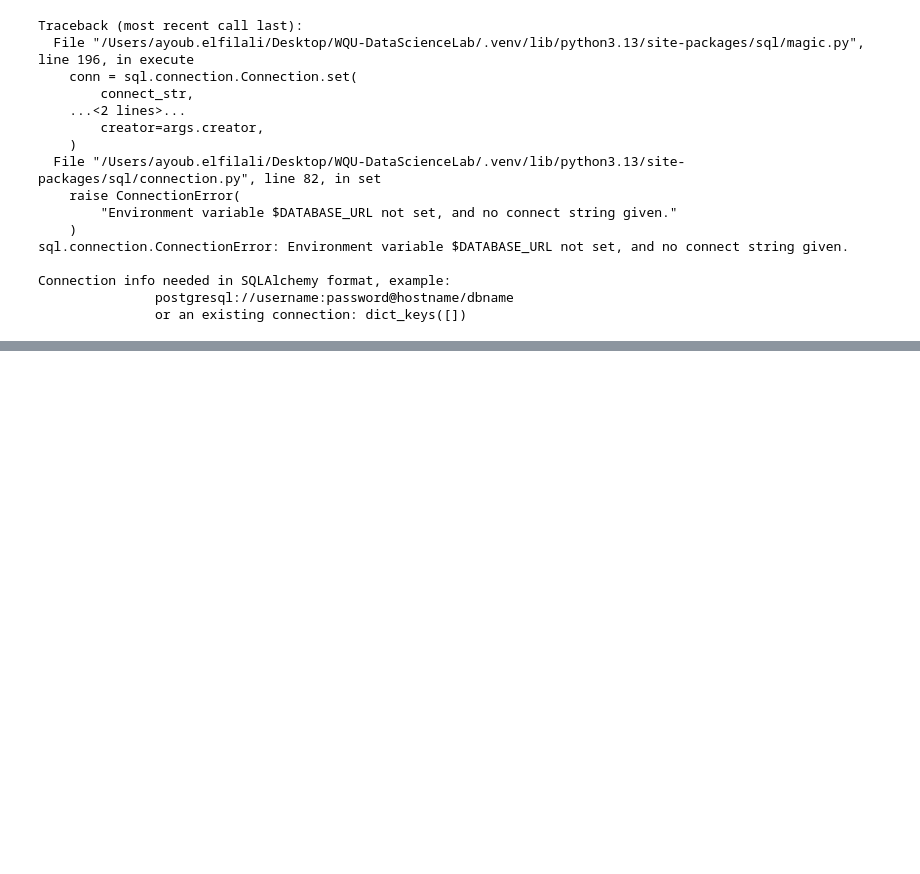
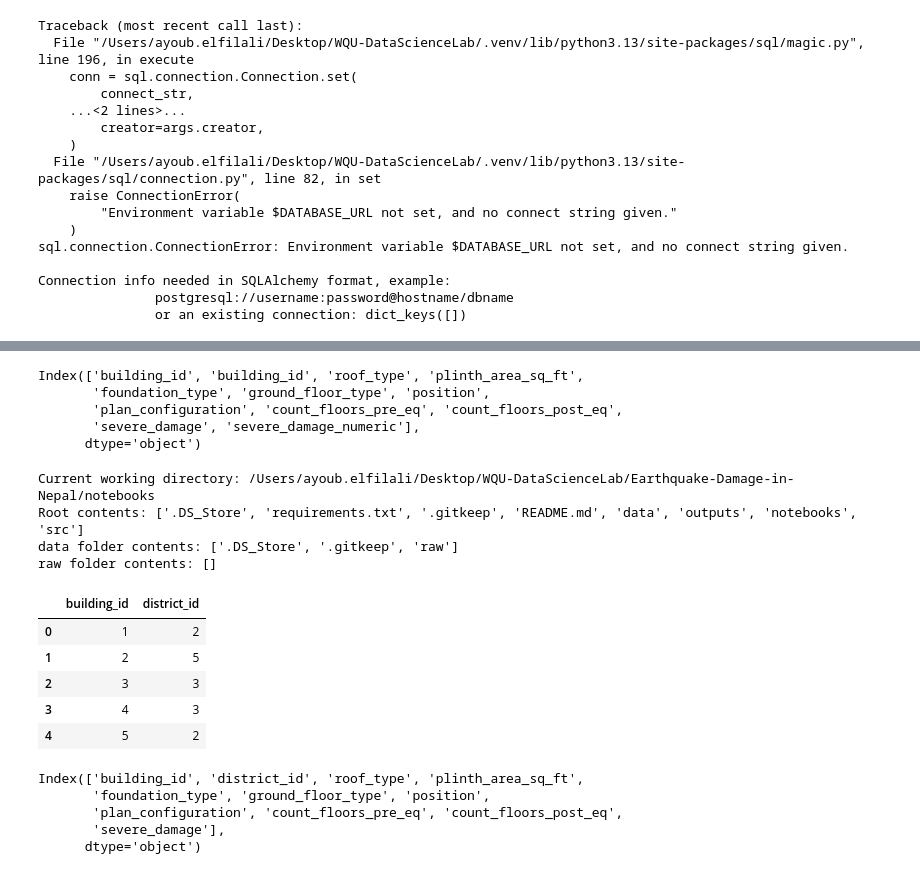
Before and after one commit to Ayoube26111/WQU-DataScienceLab, a Jupyter notebook: notebooks/starter_notebook.ipynb, the cells around one changed output, grey strips where cells are left out. Cells and saved outputs as stored; diff of their text form; code cells hidden in the pictures; blank space fills up the shorter version.

Commit message:
Update starter_notebook with latest changes

```diff
--- a/notebooks/starter_notebook.ipynb
+++ b/notebooks/starter_notebook.ipynb
@@ -277,0 +383,9 @@ damage_by_loc
+# %%
+# Check columns of your DataFrame
+print(df.columns)
+# %% [output]
+Index(['building_id', 'building_id', 'roof_type', 'plinth_area_sq_ft',
+       'foundation_type', 'ground_floor_type', 'position',
+       'plan_configuration', 'count_floors_pre_eq', 'count_floors_post_eq',
+       'severe_damage', 'severe_damage_numeric'],
+      dtype='object')
@@ -278 +394,36 @@ damage_by_loc
+# %%
+import os
+
+# Check your current working directory
+print("Current working directory:", os.getcwd())
+
+# List files in your project folder
+print("Root contents:", os.listdir(".."))  # parent of notebooks
+print("data folder contents:", os.listdir("../data"))
+print("raw folder contents:", os.listdir("../data/raw"))
+# %% [output]
+Current working directory: /Users/ayoub.elfilali/Desktop/WQU-DataScienceLab/Earthquake-Damage-in-Nepal/notebooks
+Root contents: ['.DS_Store', 'requirements.txt', '.gitkeep', 'README.md', 'data', 'outputs', 'notebooks', 'src']
+data folder contents: ['.DS_Store', '.gitkeep', 'raw']
+raw folder contents: []
+# %%
+import pandas as pd
+
+id_map = pd.read_csv("/Users/ayoub.elfilali/Desktop/WQU-DataScienceLab/Earthquake-Damage-in-Nepal/data/raw/id_map.csv")
+id_map.head()
+# %% [output]
+|  | building_id | district_id |
+| 0 | 1 | 2 |
+| 1 | 2 | 5 |
+| 2 | 3 | 3 |
+| 3 | 4 | 3 |
+| 4 | 5 | 2 |
+# %%
+df.columns
+# %% [output]
+Index(['building_id', 'district_id', 'roof_type', 'plinth_area_sq_ft',
+       'foundation_type', 'ground_floor_type', 'position',
+       'plan_configuration', 'count_floors_pre_eq', 'count_floors_post_eq',
+       'severe_damage'],
+      dtype='object')
 # %%
```
Also changed, not shown: parts of 18 cells of this notebook.
